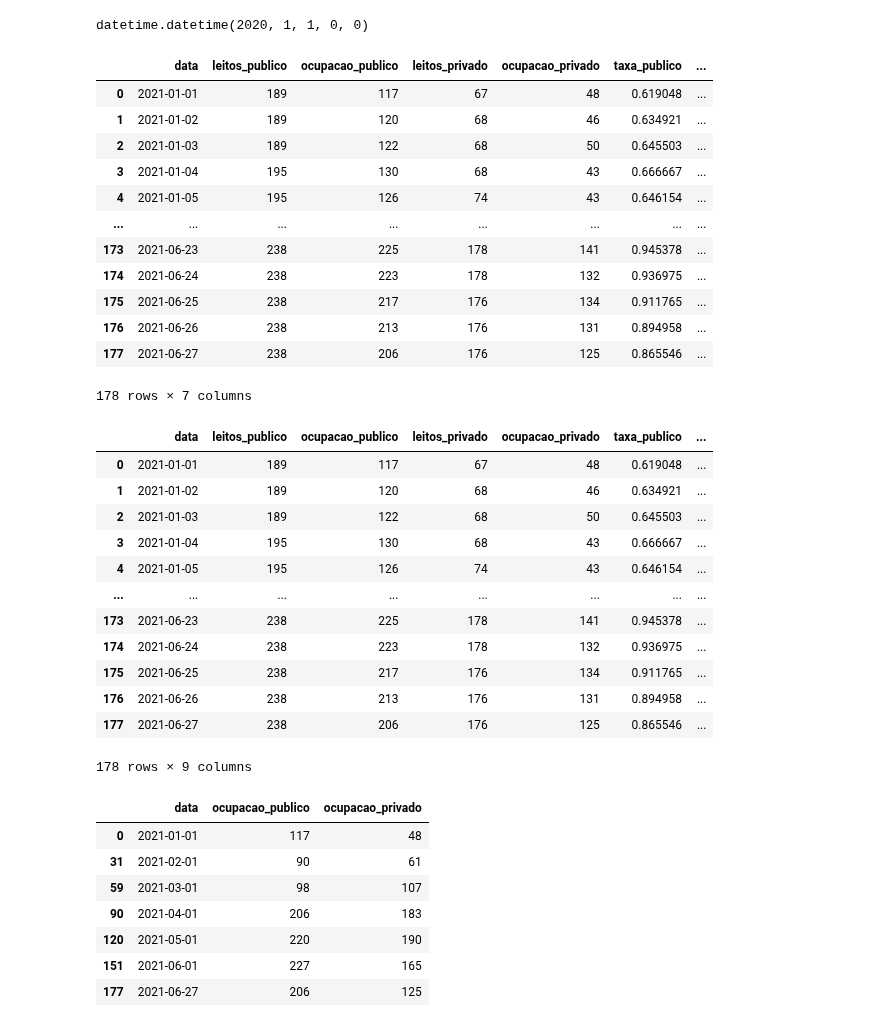
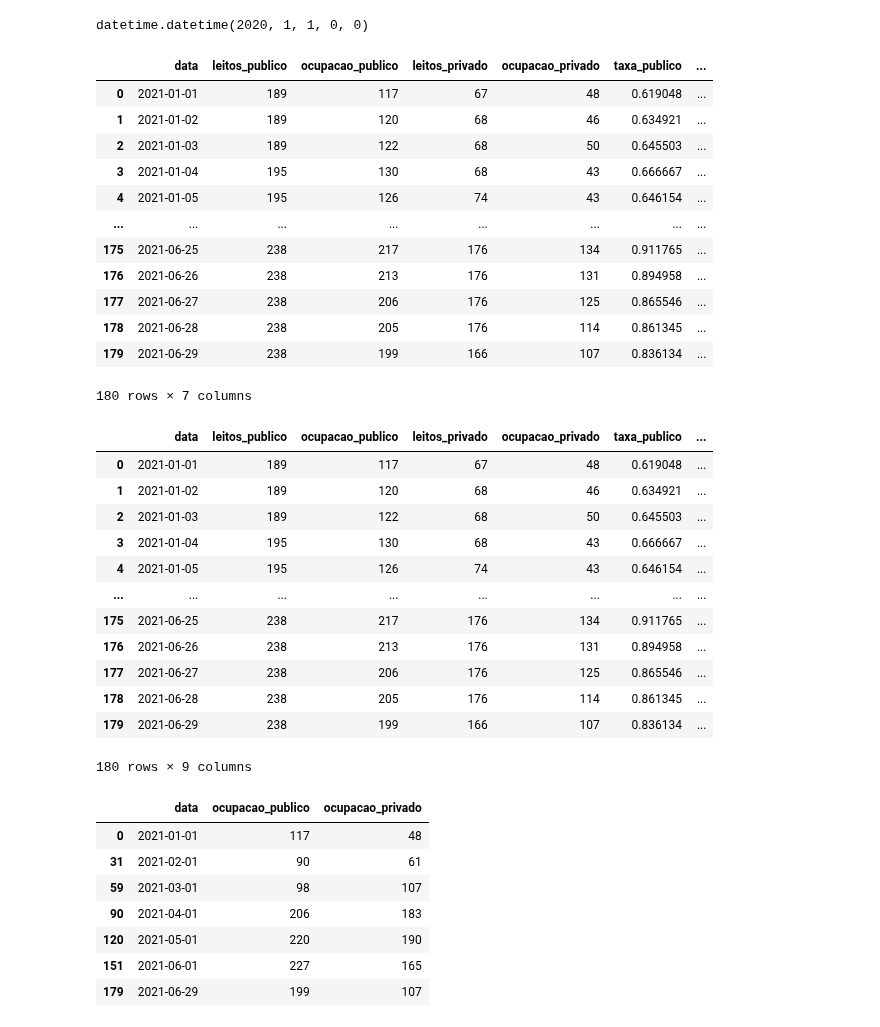
Before and after one commit to adolfoguimaraes/covid19_vacinacao, a Jupyter notebook: Sergipe/processar_outros_dados.ipynb, the cells around one changed output. Cells and saved outputs as stored; diff of their text form; code cells hidden in the pictures.

Commit message:
Atualização dados 30/06

```diff
--- a/Sergipe/processar_outros_dados.ipynb
+++ b/Sergipe/processar_outros_dados.ipynb
@@ -152,33 +152,33 @@ datetime.datetime(2020, 1, 1, 0, 0)
 # %%
 map_columns = {
     'Data': 'data',
     'Leitos Pública': 'leitos_publico',
     'Ocupação pública': 'ocupacao_publico',
     'Leitos Privada': 'leitos_privado',
     'Ocupação Privada': 'ocupacao_privado',
     '% Pública': 'taxa_publico',
     '% Privada': 'taxa_privado'
 }
 
-dados_uti = pd.read_excel("data_boletim/ocupacao_uti.xlsx")
+dados_uti = pd.read_excel("data_general/ocupacao_uti.xlsx")
 dados_uti.rename(columns=map_columns, inplace=True)
 dados_uti = dados_uti.iloc[1:]
 dados_uti.reset_index(inplace=True, drop=True)
 dados_uti
 # %% [output]
 |  | data | leitos_publico | ocupacao_publico | leitos_privado | ocupacao_privado | taxa_publico | ... |
 | 0 | 2021-01-01 | 189 | 117 | 67 | 48 | 0.619048 | ... |
 | 1 | 2021-01-02 | 189 | 120 | 68 | 46 | 0.634921 | ... |
 | 2 | 2021-01-03 | 189 | 122 | 68 | 50 | 0.645503 | ... |
 | 3 | 2021-01-04 | 195 | 130 | 68 | 43 | 0.666667 | ... |
 | 4 | 2021-01-05 | 195 | 126 | 74 | 43 | 0.646154 | ... |
 | ... | ... | ... | ... | ... | ... | ... | ... |
-| 173 | 2021-06-23 | 238 | 225 | 178 | 141 | 0.945378 | ... |
-| 174 | 2021-06-24 | 238 | 223 | 178 | 132 | 0.936975 | ... |
 | 175 | 2021-06-25 | 238 | 217 | 176 | 134 | 0.911765 | ... |
 | 176 | 2021-06-26 | 238 | 213 | 176 | 131 | 0.894958 | ... |
 | 177 | 2021-06-27 | 238 | 206 | 176 | 125 | 0.865546 | ... |
+| 178 | 2021-06-28 | 238 | 205 | 176 | 114 | 0.861345 | ... |
+| 179 | 2021-06-29 | 238 | 199 | 166 | 107 | 0.836134 | ... |
-178 rows × 7 columns
+180 rows × 7 columns
 # %%
 dados_uti.to_csv("output/historico_uti.csv", index=False)
 # %%
@@ -194,12 +194,12 @@ dados_uti
 | 3 | 2021-01-04 | 195 | 130 | 68 | 43 | 0.666667 | ... |
 | 4 | 2021-01-05 | 195 | 126 | 74 | 43 | 0.646154 | ... |
 | ... | ... | ... | ... | ... | ... | ... | ... |
-| 173 | 2021-06-23 | 238 | 225 | 178 | 141 | 0.945378 | ... |
-| 174 | 2021-06-24 | 238 | 223 | 178 | 132 | 0.936975 | ... |
 | 175 | 2021-06-25 | 238 | 217 | 176 | 134 | 0.911765 | ... |
 | 176 | 2021-06-26 | 238 | 213 | 176 | 131 | 0.894958 | ... |
 | 177 | 2021-06-27 | 238 | 206 | 176 | 125 | 0.865546 | ... |
+| 178 | 2021-06-28 | 238 | 205 | 176 | 114 | 0.861345 | ... |
+| 179 | 2021-06-29 | 238 | 199 | 166 | 107 | 0.836134 | ... |
-178 rows × 9 columns
+180 rows × 9 columns
 # %%
 dados_uti_month = dados_uti[dados_uti['compare'] == True]
 # %%
@@ -213,7 +213,7 @@ dados_uti_month
 | 90 | 2021-04-01 | 206 | 183 |
 | 120 | 2021-05-01 | 220 | 190 |
 | 151 | 2021-06-01 | 227 | 165 |
-| 177 | 2021-06-27 | 206 | 125 |
+| 179 | 2021-06-29 | 199 | 107 |
 # %%
 dados_uti_month['increase_publico'] = dados_uti_month['ocupacao_publico'].pct_change()
 dados_uti_month['increase_privado'] = dados_uti_month['ocupacao_privado'].pct_change()
```
Also changed, not shown: parts of 6 cells of this notebook, 16 other files.
